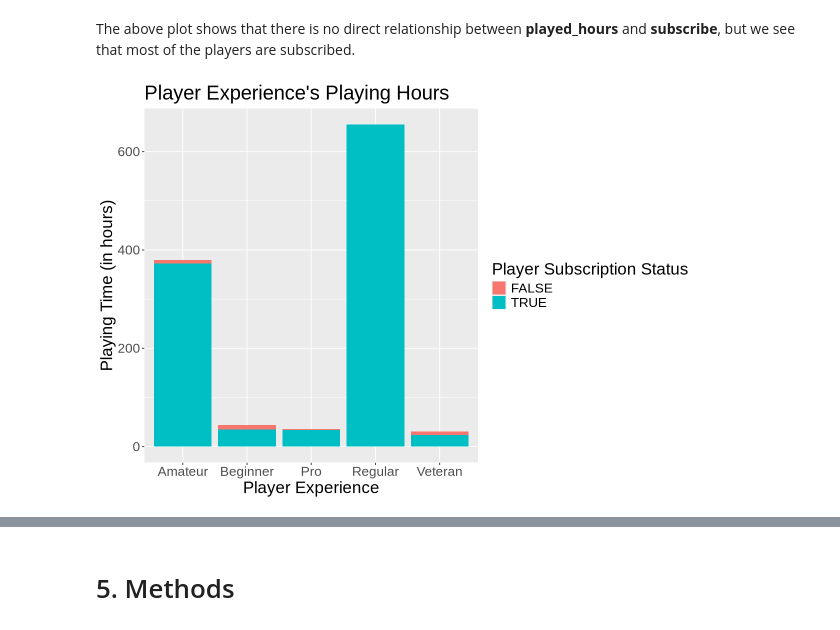
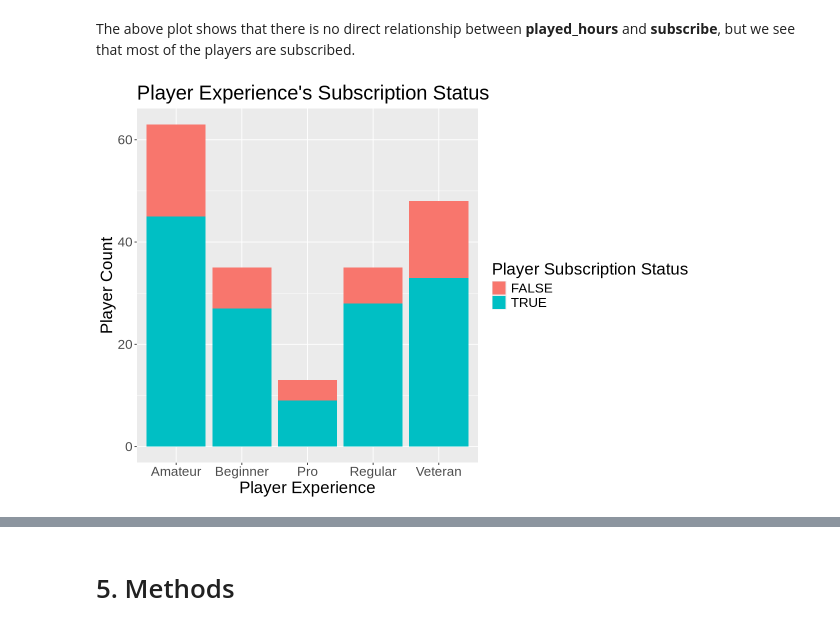
Before and after one commit to Jmmchai/Dsci-100-004-group02, a Jupyter notebook: Final Group Report.ipynb, the cells around one changed output, grey strips where cells are left out. Saved outputs shown, nothing was run; the diff lists cells and outputs as text; code cells hidden in the pictures.

Commit message:
New Visualization

```diff
--- a/Final Group Report.ipynb
+++ b/Final Group Report.ipynb
@@ -144,13 +144,13 @@ The above plot shows that there is no direct relationship between **played_hours
 # %%
 options(repr.plot.width = 10, repr.plot.length = 14)
 
 #visualize relationship between experience and subscription
 experience_subscription <- players_clean |>
-                            ggplot(aes(x = experience, y = played_hours, fill = as.factor(subscribe)))+
-                            geom_bar(stat = "identity")+
-                            labs(x = "Player Experience", y = "Playing Time (in hours)", fill = "Player Subscription Status")+
-                            ggtitle("Player Experience's Playing Hours")+
+                            ggplot(aes(x = experience, fill = as.factor(subscribe)))+
+                            geom_bar()+
+                            labs(x = "Player Experience", y = "Player Count", fill = "Player Subscription Status")+
+                            ggtitle("Player Experience's Subscription Status")+
                             theme(text = element_text(size = 20))
 experience_subscription
 # %% [output]
-[figure, old version]
+[figure, new version]
```
Also changed, not shown: parts of 5 cells of this notebook.
